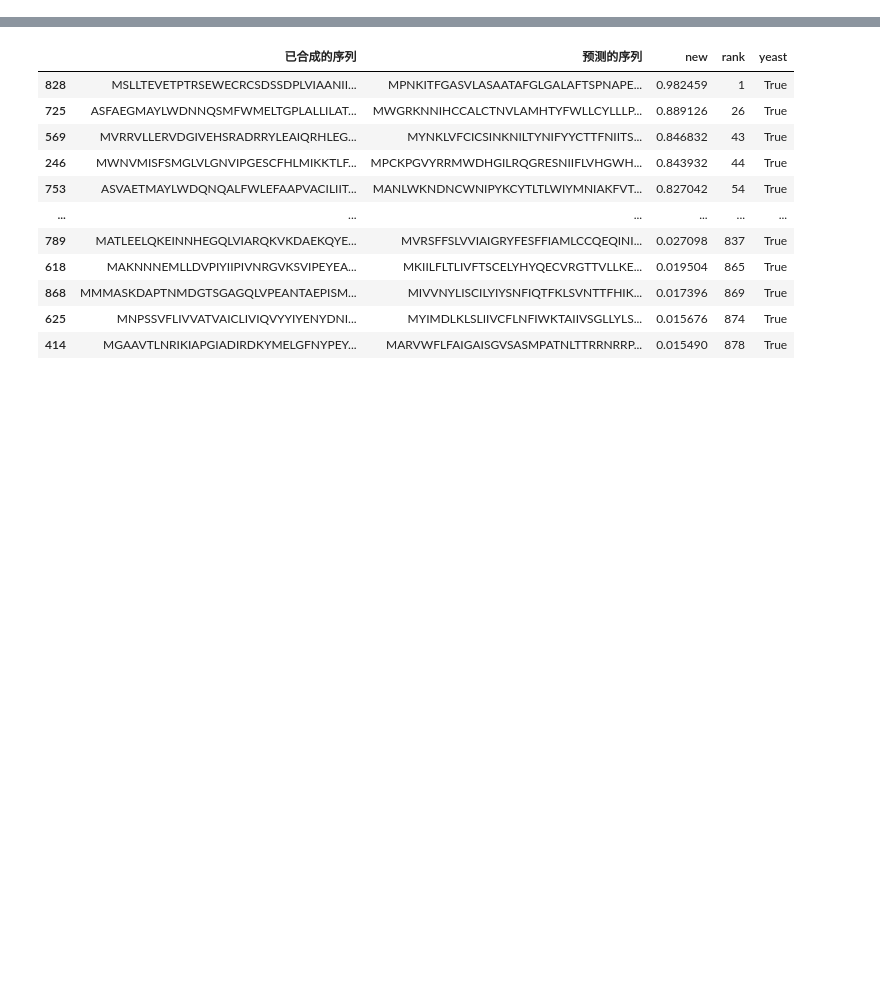
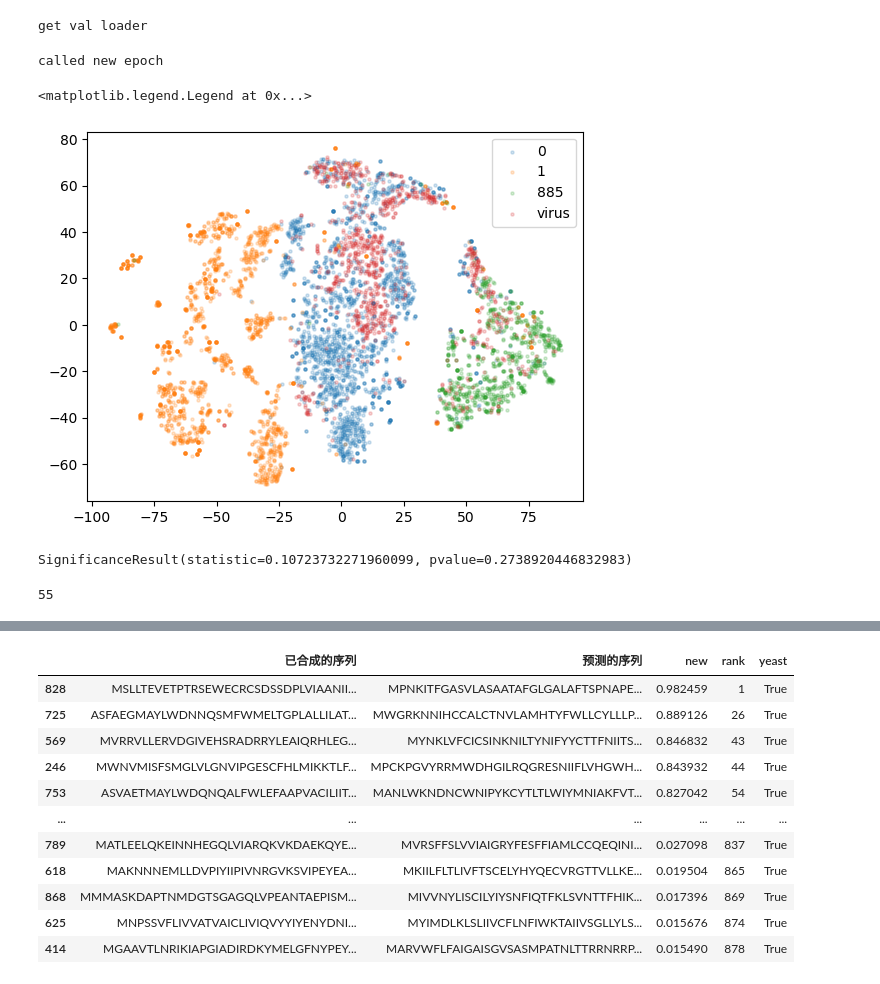
Before and after one commit to tyfei0216/ionChannel, a Jupyter notebook: test.ipynb, the cells around one changed output, grey strips where cells are left out. Cells and saved outputs as stored; diff of their text form; code cells hidden in the pictures; blank space fills up the shorter version.

```diff
--- a/test.ipynb
+++ b/test.ipynb
@@ -15,0 +54,37 @@ importlib.reload(VirusDataset)
+# %%
+ds = trainUtils.loadDataset(configs)
+dl = ds.val_dataloader()
+# %% [output]
+get val loader
+# %%
+embed, res = testUtils.getEmbeddings(model.esm_model, dl, 6, 4000, "esmc", "first")
+# %% [output]
+called new epoch
+# %%
+import VirusDataset
+test = trainUtils.loadPickle("/data/tyfei/datasets/ion_channel/Interprot/test885.pkl")
+test_set = VirusDataset.ESM3MultiTrackDatasetTEST(test)
+dl = DataLoader(test_set, batch_size=1, shuffle=False)
+embed2, _ = testUtils.getEmbeddings(model.esm_model, dl, 6, 1000, "esmc", "first")
+# %%
+test = trainUtils.loadPickle("/data/tyfei/datasets/ion_channel/Interprot/Negative_sample/TEST_virus_proteins_rmdup_clean_X0.1_TMHMM_mmseq_remain_label2.pkl")
+test_set = VirusDataset.ESM3MultiTrackDatasetTEST(test)
+dl = DataLoader(test_set, batch_size=1, shuffle=False)
+embed3, _ = testUtils.getEmbeddings(model.esm_model, dl, 6, 1000, "esmc", "first")
+# %%
+embed.extend(embed2)
+embed.extend(embed3)
+res.extend(["885"]*885)
+res.extend(["virus"]*1000)
+# %%
+df = testUtils.tsnedf(embed, res)
+df["label"] = df["label"].astype(str)
+# df = testUtils.umapdf(embed, res, n_neighbors=25)
+import matplotlib.pyplot as plt
+for i in np.unique(df["label"]):
+    subdf = df[df["label"] == i]
+    plt.scatter(subdf["x"], subdf["y"], label=i, s=5, alpha=0.2)
+plt.legend(bbox_to_anchor=(1,1))
+# %% [output]
+<matplotlib.legend.Legend at 0x...>
+[figure, added]
@@ -16,2 +93,10 @@ importlib.reload(VirusDataset)
 # %%
-a = np.loadtxt("/data2/tyfei/trainresults/ionChannels/ESMC/noLora/test885_epoch=27-validate_acc=0.txt")
+df = testUtils.ERcorrelation("/data2/tyfei/trainresults/ionChannels/ESMC/testdomain/test885_epoch=7-validate_acc=0.txt")
+# %% [output]
+SignificanceResult(statistic=0.10723732271960099, pvalue=0.2738920446832983)
+# %%
+df = testUtils.yeast("/data2/tyfei/trainresults/ionChannels/ESMC/testdomain/test885_epoch=7-validate_acc=0.txt", ingore_structure=True)
+# df = testUtils.yeast("/data2/tyfei/trainresults/ionChannels/ESMC/domain885/test885_epoch=7-validate_acc=0.txt", ingore_structure=True)
+np.sum(df["is_yeast"])
+# %% [output]
+55
```
Also changed, not shown: parts of 15 cells of this notebook, 8 other files.
